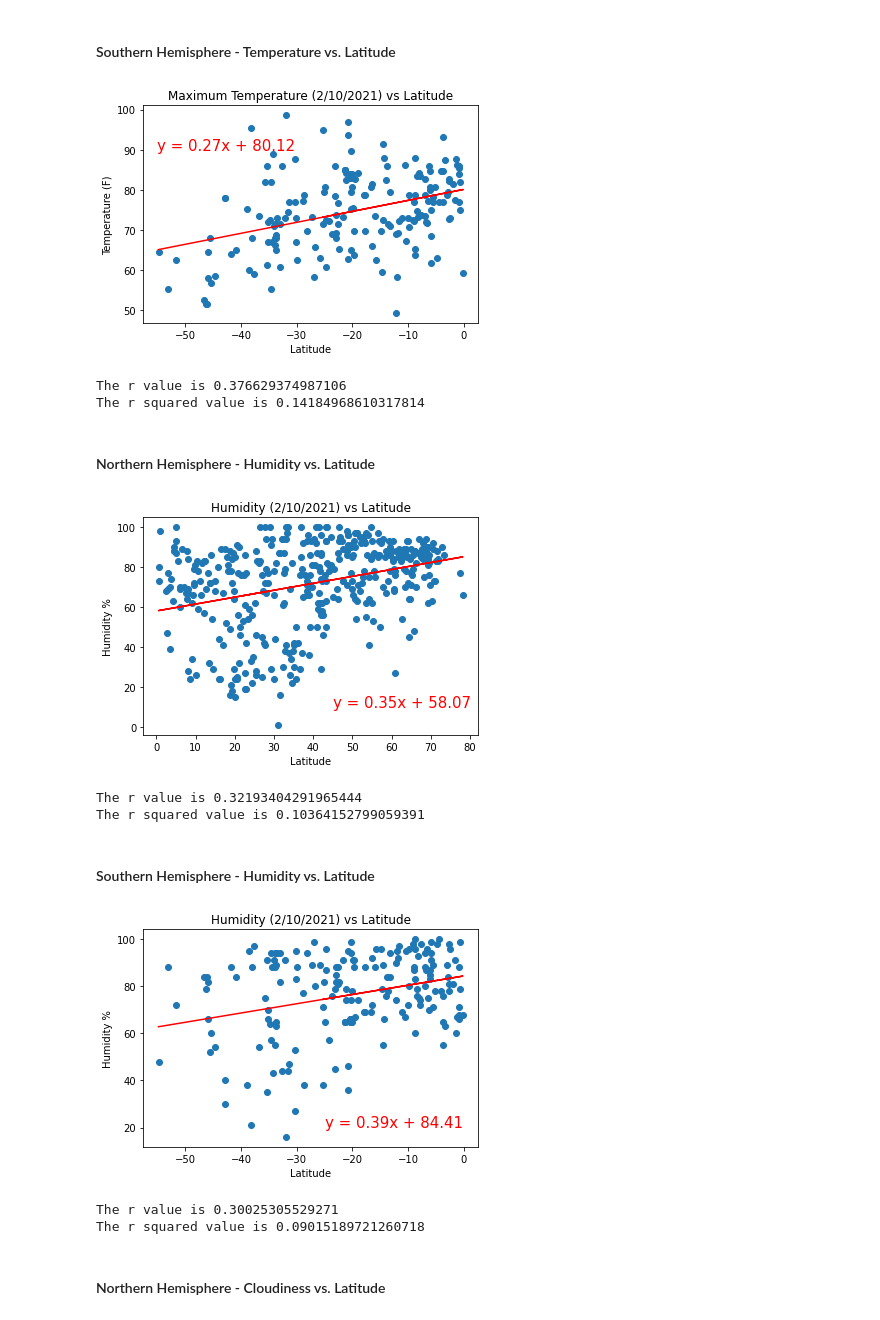
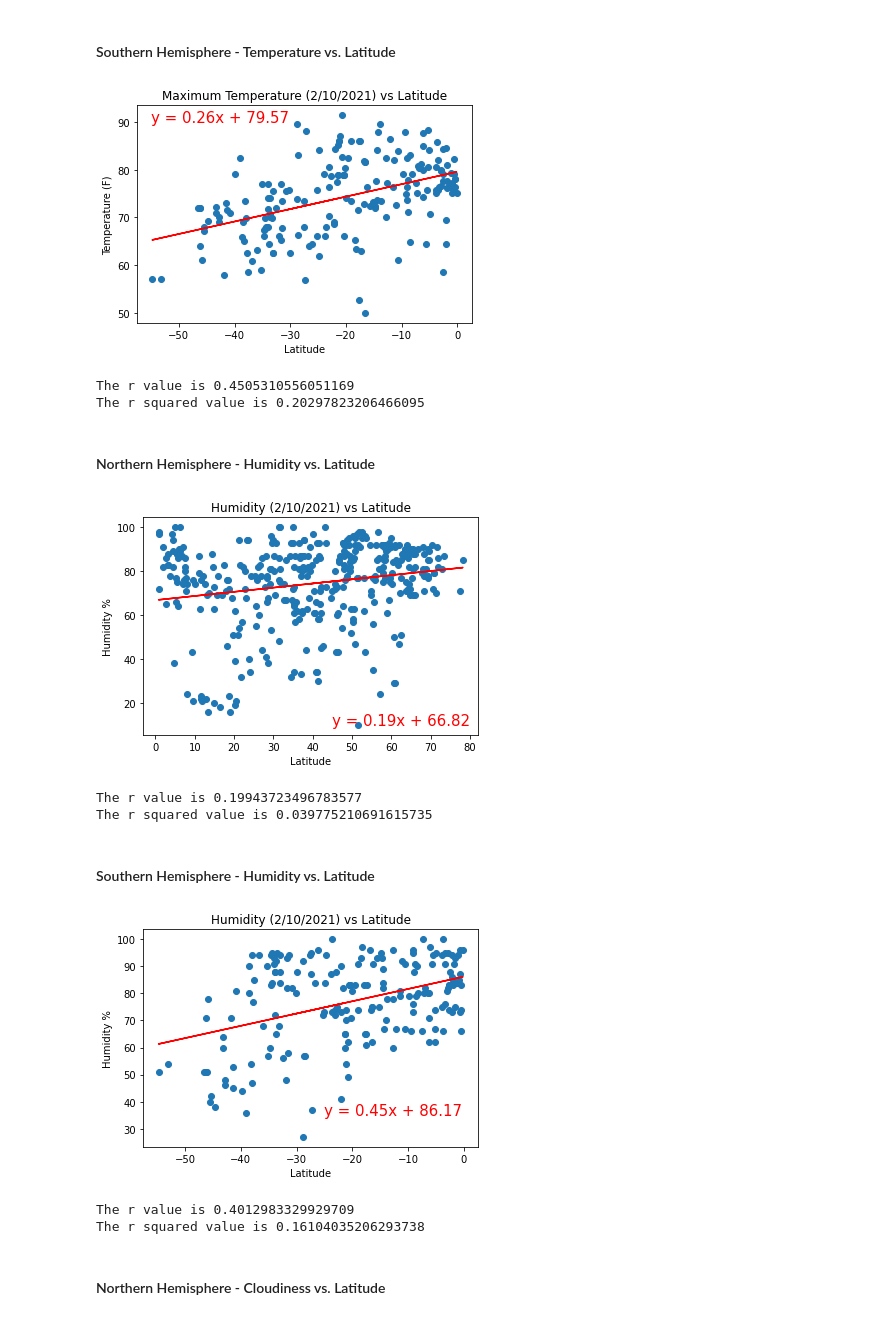
Before and after one commit to jroy22/python-api-challenge, a Jupyter notebook: WeatherPy/WeatherPy.ipynb, the cells around one changed output. Saved outputs shown, nothing was run; the diff lists cells and outputs as text; code cells hidden in the pictures.

```diff
--- a/WeatherPy/WeatherPy.ipynb
+++ b/WeatherPy/WeatherPy.ipynb
@@ -119,6 +119,6 @@ Processing Record of 24 of Set 12 | san bartolome de tirajana
 # %%
 # Create a DataFrame for the random cities
-weather_dict = {'City': ten,
+weather_dict = {'City': loc,
                 'Lat': lat,
                 'Lng': lng,
                 'Max Temp': max_temp,
@@ -311,9 +311,9 @@ plt.show()
 print(f'The r value is {rvalue}')
 print(f'The r squared value is {rvalue**2}')
 # %% [output]
-[figure, old version]
+[figure, new version]
-The r value is 0.376629374987106
-The r squared value is 0.14184968610317814
+The r value is 0.4505310556051169
+The r squared value is 0.20297823206466095
 # %% [markdown]
 #### Northern Hemisphere - Humidity vs. Latitude
 # %%
@@ -341,39 +341,39 @@ plt.show()
 print(f'The r value is {rvalue}')
 print(f'The r squared value is {rvalue**2}')
 # %% [output]
-[figure, old version]
+[figure, new version]
-The r value is 0.32193404291965444
-The r squared value is 0.10364152799059391
+The r value is 0.19943723496783577
+The r squared value is 0.039775210691615735
 # %% [markdown]
 #### Southern Hemisphere - Humidity vs. Latitude
 # %%
 # Scatter plot of temperature vs latitude of the cities
 
 plt.scatter(s_lat,s_hum, marker = "o")
 
 plt.title("Humidity (2/10/2021) vs Latitude")
 plt.xlabel("Latitude")
 plt.ylabel("Humidity %")
 
 # Linear regression of S. Hemi Humidity vs Latitude
 (slope, intercept, rvalue, pvalue, stderr) = linregress(s_lat, s_hum)
 
 # creating linear regression line
 regress_line = slope * s_lat + intercept
 
 line_eq = f'y = {slope:.2f}x + {intercept:.2f}'
 
 plt.plot(s_lat, regress_line, color = "red")
-plt.annotate(line_eq, (-25,20), color = "red", fontsize = 15)
+plt.annotate(line_eq, (-25,35), color = "red", fontsize = 15)
 plt.show()
 
 # printing r value and r squared values
 print(f'The r value is {rvalue}')
 print(f'The r squared value is {rvalue**2}')
 # %% [output]
-[figure, old version]
+[figure, new version]
-The r value is 0.30025305529271
-The r squared value is 0.09015189721260718
+The r value is 0.4012983329929709
+The r squared value is 0.16104035206293738
 # %% [markdown]
 #### Northern Hemisphere - Cloudiness vs. Latitude
 # %%
```
Also changed, not shown: parts of 13 cells of this notebook, 2 other files.
